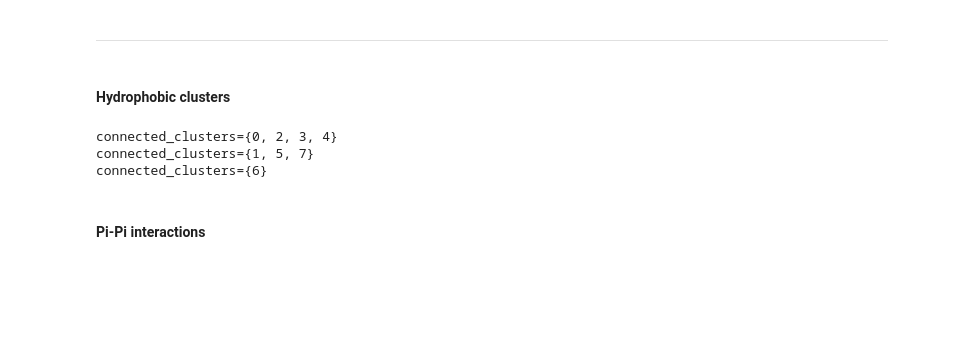
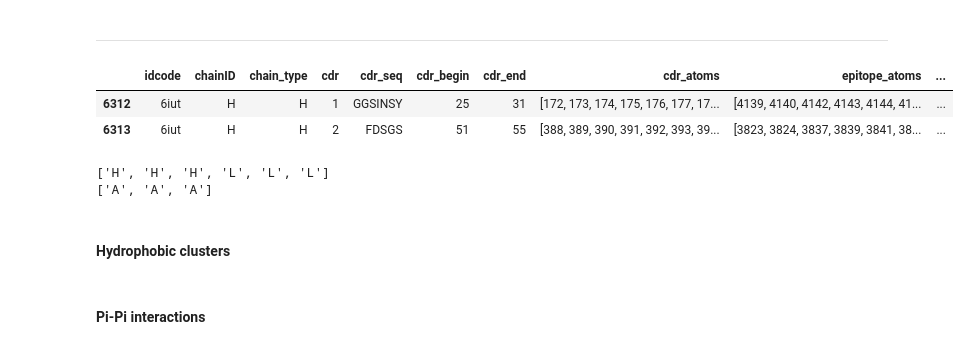
Before and after one commit to concept-lab/AbAgInterface, a Jupyter notebook: get_interactions.ipynb, the cells around one changed output. Cells and saved outputs as stored; diff of their text form; code cells hidden in the pictures; blank space fills up the shorter version.

```diff
--- a/get_interactions.ipynb
+++ b/get_interactions.ipynb
@@ -81,15 +84,24 @@ cutoff_angle_pipi = .9
 cutoff_angle_pion = .8
 cutoff_clusters = .35
 cutoff_carbons = .5
+# %%
+pdb_list = list(set(buried_fullab.idcode))
+pdb_idcode = '6iut'
+buried_fullab[buried_fullab.idcode == pdb_idcode][0:2]
+# %% [output]
+|  | idcode | chainID | chain_type | cdr | cdr_seq | cdr_begin | cdr_end | cdr_atoms | epitope_atoms | ... |
+| 6312 | 6iut | H | H | 1 | GGSINSY | 25 | 31 | [172, 173, 174, 175, 176, 177, 17... | [4139, 4140, 4142, 4143, 4144, 41... | ... |
+| 6313 | 6iut | H | H | 2 | FDSGS | 51 | 55 | [388, 389, 390, 391, 392, 393, 39... | [3823, 3824, 3837, 3839, 3841, 38... | ... |
 # %%
-# pdb_list = list(set(buried_fullab.idcode))
-# pdb_idcode = pdb_list[0]
-# buried_fullab[buried_fullab.idcode == pdb_idcode]
-
-pdb_idcode = '4ydk'
 pdb_filename = Path.joinpath(str_dir, pdb_idcode + ".pdb")
 trj_in = md.load(pdb_filename)
 ab_chains =\
     [ fila.chainID for i, fila in buried_fullab[buried_fullab.idcode == pdb_idcode].iterrows() ]
 ag_chains = \
     [ chain.chain_id for chain in trj_in.topology.chains if chain.chain_id not in ab_chains ]
+
+print(ab_chains)
+print(ag_chains)
+# %% [output]
+['H', 'H', 'H', 'L', 'L', 'L']
+['A', 'A', 'A']
@@ -96,14 +110,7 @@ ag_chains = \
 # %% [markdown]
 #### Hydrophobic clusters
 # %%
-cutoff_clusters = .35
-cutoff_carbons = .5
-
 G = get_carbons_graph(trj_in, buried_fullab, pdb_idcode, cutoff_carbons)
 pre_clusteres = get_putative_clusters(G)
 clusters = merge_clusters(trj_in, pre_clusteres, cutoff_clusters)
-# %% [output]
-connected_clusters={0, 2, 3, 4}
-connected_clusters={1, 5, 7}
-connected_clusters={6}
 # %%
```
Also changed, not shown: parts of 16 cells of this notebook, 1 other file.
